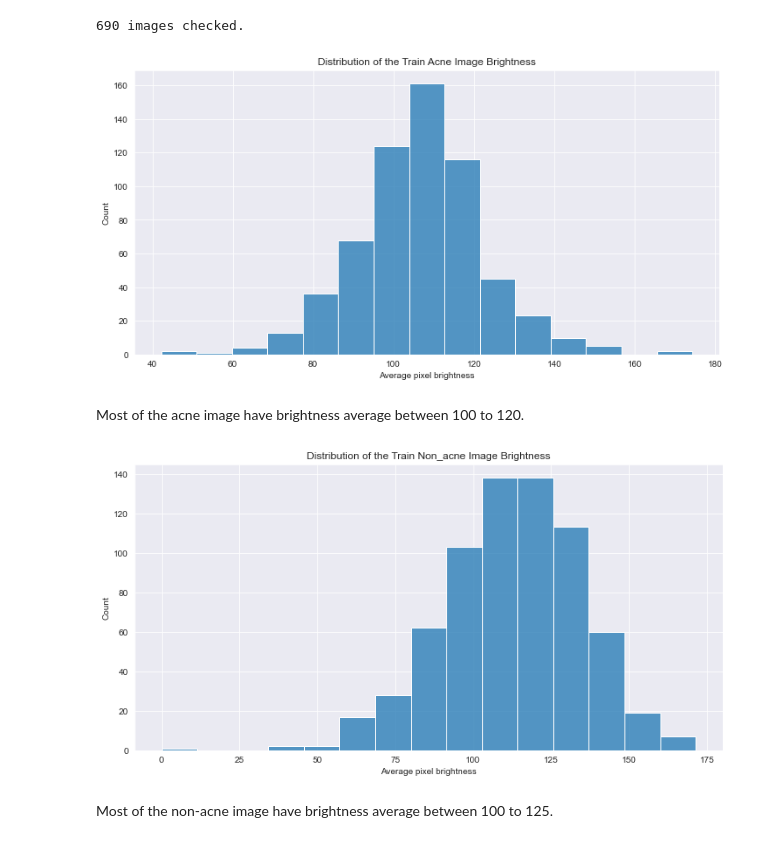
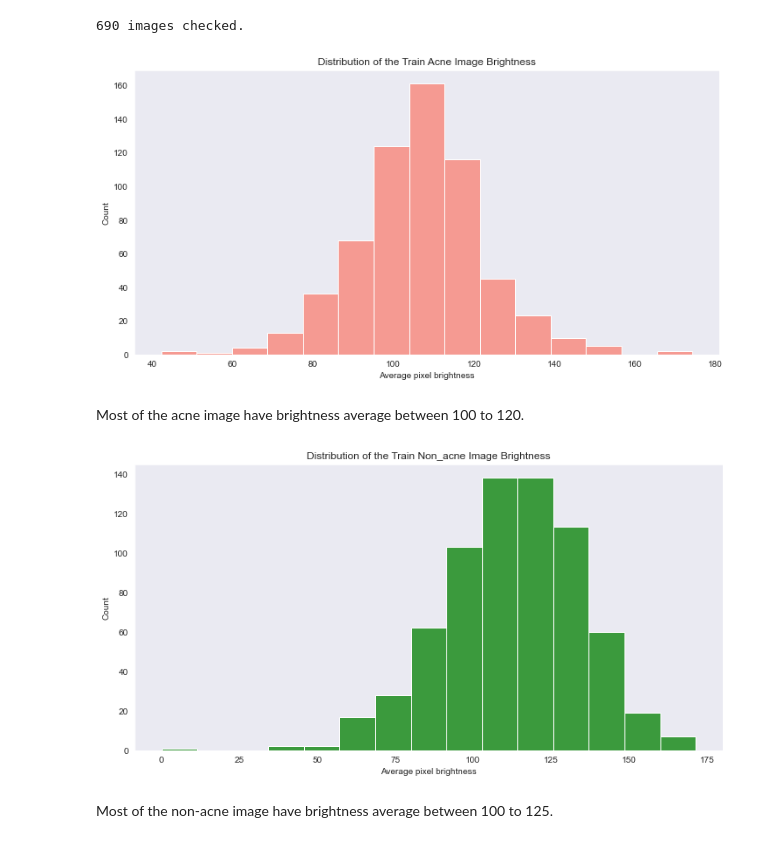
Before and after one commit to ngweihua/Acne-detection, a Jupyter notebook: codes/02_Visualisation_Modelling.ipynb, the cells around one changed output. Drawn from its saved outputs; the diff is of its cells as text; code cells hidden in the pictures.

```diff
--- a/codes/02_Visualisation_Modelling.ipynb
+++ b/codes/02_Visualisation_Modelling.ipynb
@@ -259,13 +262,13 @@ for image_filename in os.listdir(path_dir+'\\ACNE\\'):
     brightness.append(mean)
 # %%
 # Histogram to show the distribution for brightness of the ACNE images
-plt.figure(figsize=(12,6))
-sns.histplot(x=brightness, bins=15)
+plt.figure(figsize=(12, 6))
+sns.histplot(x=brightness, bins=15,color='salmon')
 plt.xlabel("Average pixel brightness")
 plt.title("Distribution of the Train Acne Image Brightness")
-plt.show()
+plt.grid(b=None)
 # %% [output]
-[figure, old version]
+[figure, new version]
 # %% [markdown]
 Most of the acne image have brightness average between 100 to 120.
 # %%
@@ -281,12 +284,12 @@ for image_filename in os.listdir(path_dir+'\\NON_ACNE\\'):
 # %%
 # Histogram to show the distribution for brightness of the NON-ACNE images
 plt.figure(figsize=(12,6))
-sns.histplot(x=brightness, bins=15)
+sns.histplot(x=brightness, bins=15,color='green')
 plt.xlabel("Average pixel brightness")
 plt.title("Distribution of the Train Non_acne Image Brightness")
-plt.show()
+plt.grid(b=None)
 # %% [output]
-[figure, old version]
+[figure, new version]
 # %% [markdown]
 Most of the non-acne image have brightness average between 100 to 125.
 # %% [markdown]
```
Also changed, not shown: parts of 7 cells of this notebook, 1 other file.
